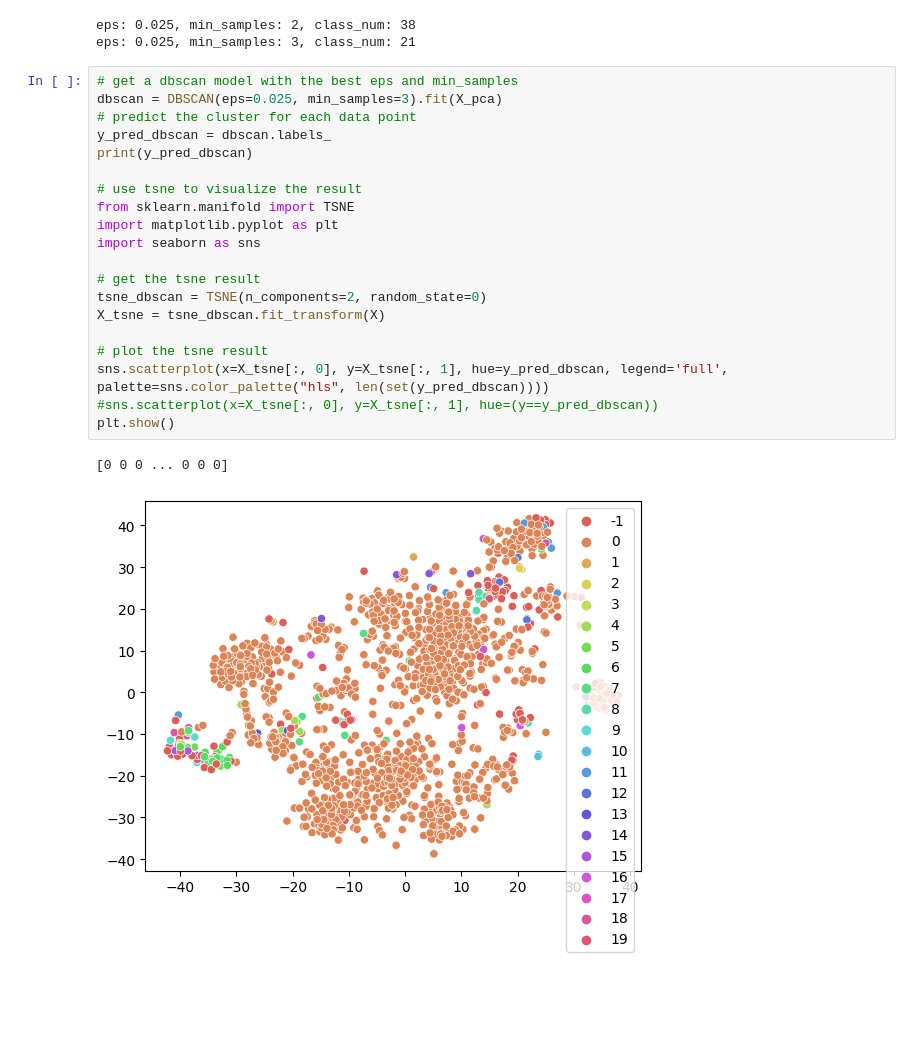
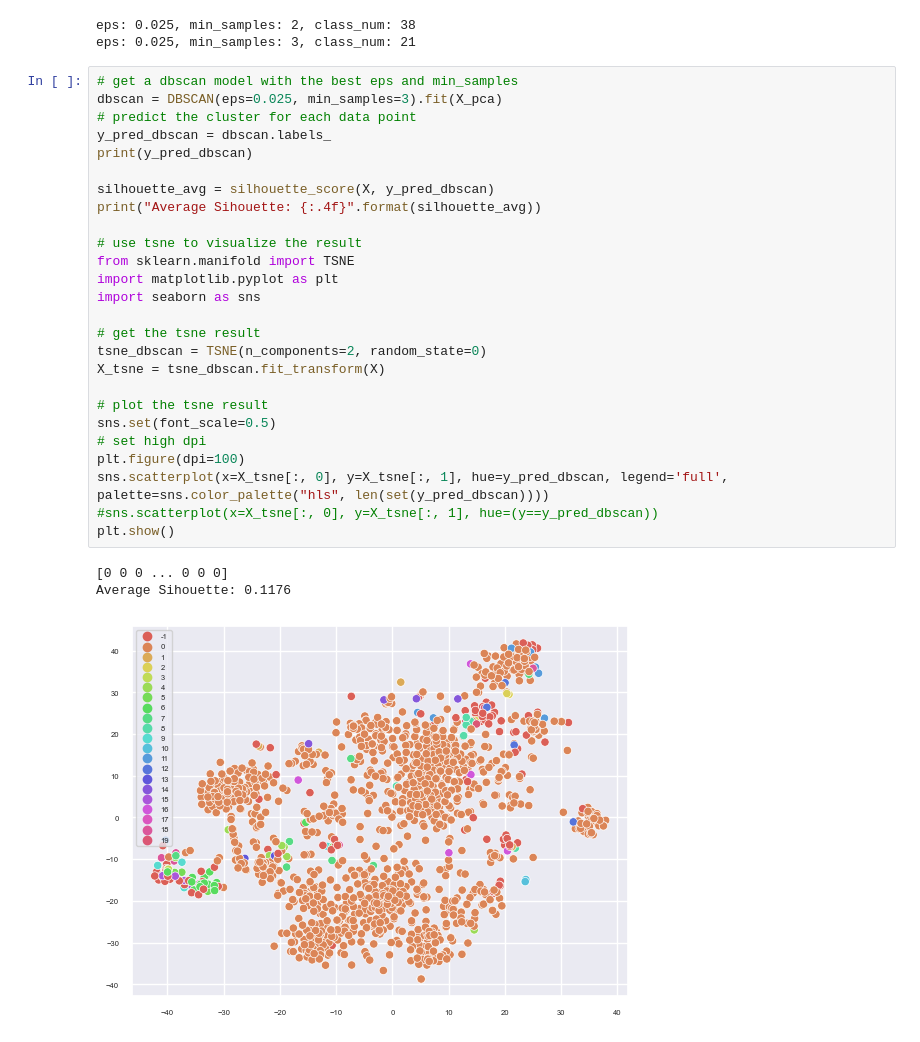
Before and after one commit to Motion115/ML-Labs, a Jupyter notebook: lab3/image_data/img_original_cluster.ipynb, the cells around one changed output. Saved outputs shown, nothing was run; the diff lists cells and outputs as text; blank space fills up the shorter version.

Commit message:
finished image part

```diff
--- a/lab3/image_data/img_original_cluster.ipynb
+++ b/lab3/image_data/img_original_cluster.ipynb
@@ -72,23 +100,30 @@ eps: 0.025, min_samples: 3, class_num: 21
 # %%
 # get a dbscan model with the best eps and min_samples
 dbscan = DBSCAN(eps=0.025, min_samples=3).fit(X_pca)
 # predict the cluster for each data point
 y_pred_dbscan = dbscan.labels_
 print(y_pred_dbscan)
+
+silhouette_avg = silhouette_score(X, y_pred_dbscan)
+print("Average Sihouette: {:.4f}".format(silhouette_avg))
 
 # use tsne to visualize the result
 from sklearn.manifold import TSNE
 import matplotlib.pyplot as plt
 import seaborn as sns
 
 # get the tsne result
 tsne_dbscan = TSNE(n_components=2, random_state=0)
 X_tsne = tsne_dbscan.fit_transform(X)
 
 # plot the tsne result
+sns.set(font_scale=0.5)
+# set high dpi
+plt.figure(dpi=100)
 sns.scatterplot(x=X_tsne[:, 0], y=X_tsne[:, 1], hue=y_pred_dbscan, legend='full', palette=sns.color_palette("hls", len(set(y_pred_dbscan))))
 #sns.scatterplot(x=X_tsne[:, 0], y=X_tsne[:, 1], hue=(y==y_pred_dbscan))
 plt.show()
 # %% [output]
 [0 0 0 ... 0 0 0]
+Average Sihouette: 0.1176
-[figure, old version]
+[figure, new version]
```
Also changed, not shown: parts of 3 cells of this notebook, 1 other file.
